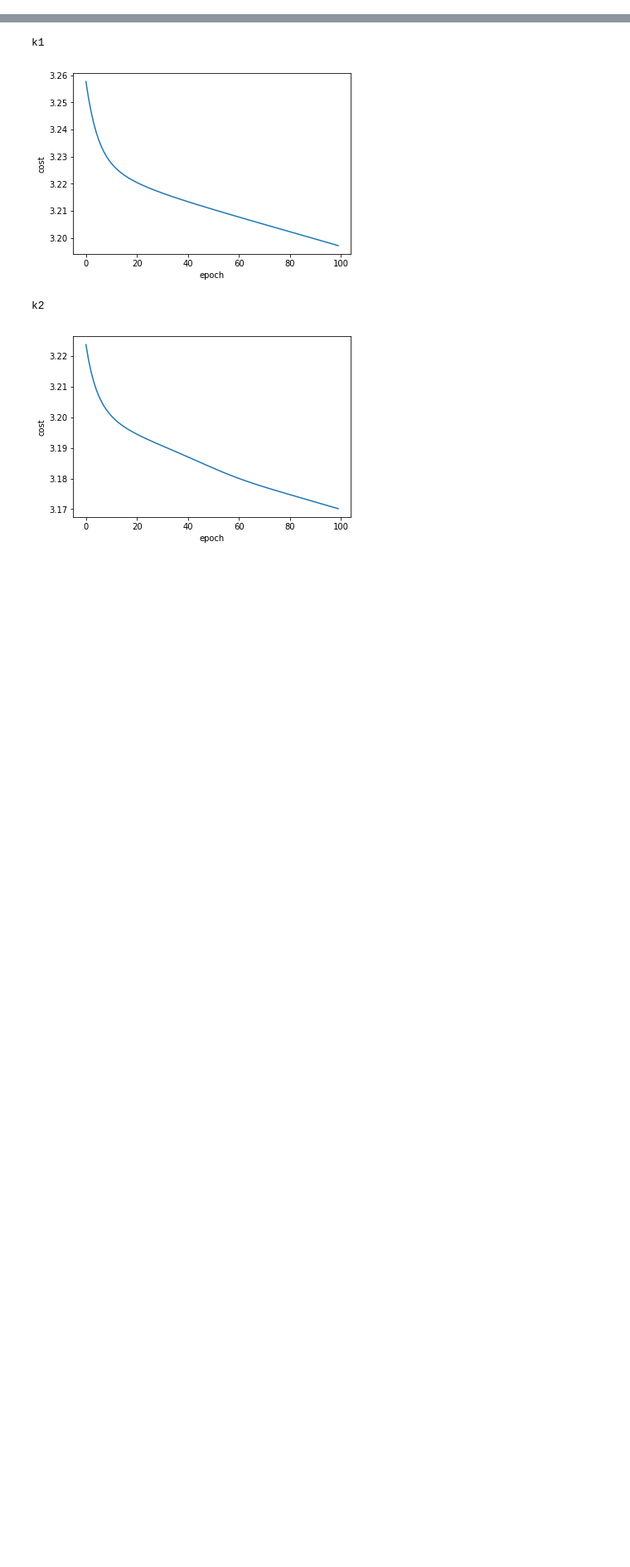
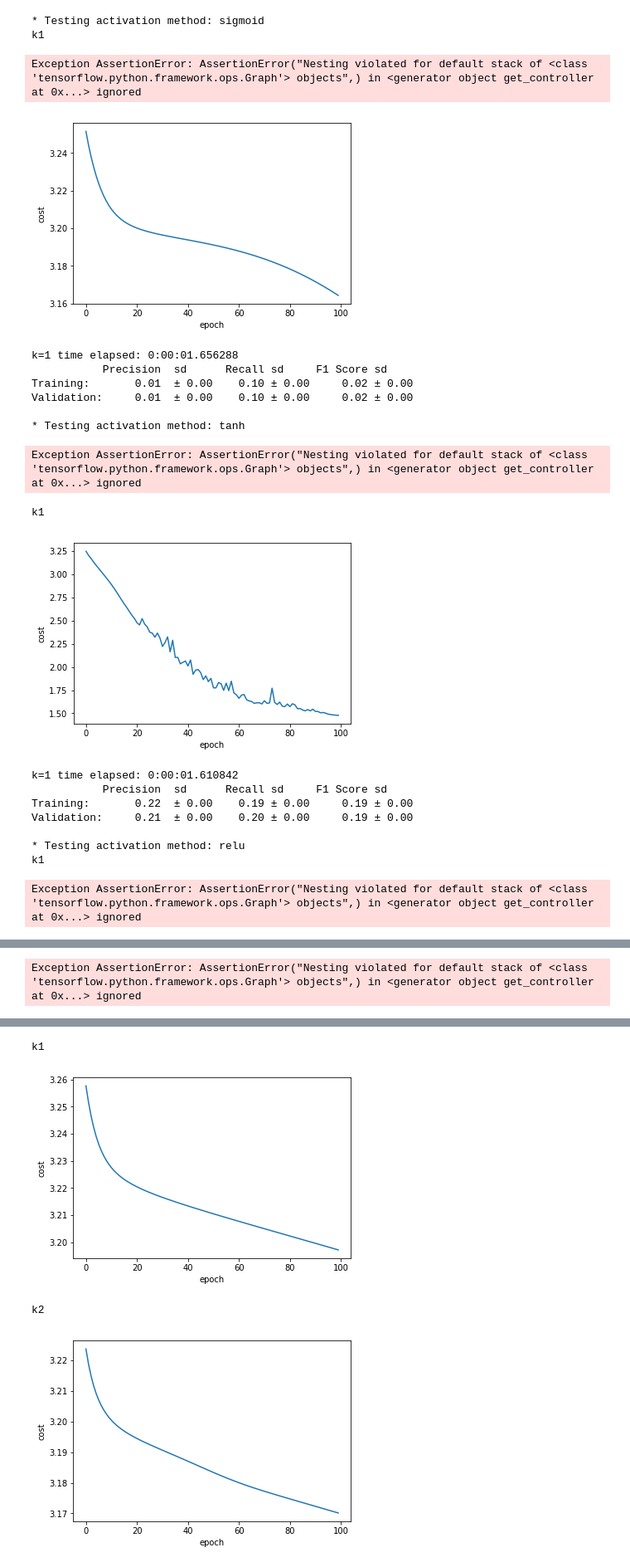
Before and after one commit to rossanez/MO444-2s2017, a Jupyter notebook: Trab02/MO444_2017_Trab02_Grupo05.ipynb, the cells around one changed output, grey strips where cells are left out. Shown at 83% size. Saved outputs shown, nothing was run; the diff lists cells and outputs as text; code cells hidden in the pictures; blank space fills up the shorter version.

Commit message:
More activation methods

```diff
--- a/Trab02/MO444_2017_Trab02_Grupo05.ipynb
+++ b/Trab02/MO444_2017_Trab02_Grupo05.ipynb
@@ -166,11 +163,14 @@ LogisticRegression(C=1.0, class_weight=None, dual=False, fit_intercept=True,
 # %%
 class Neural_Network(object):
 
-    def __init__(self, input_size, output_size, hidden_layers=[3], learning_rate=0.1, epochs=10):
+    def __init__(self, input_size, output_size, hidden_layers=[3], learning_rate=0.1, epochs=10,
+                 activation_method='sigmoid', gradient_check=False):
         self.batch_size=10
 
         self.epochs = epochs
         self.learning_rate = learning_rate
+        self.activation_method = activation_method
+        self.gradient_check = gradient_check
 
         self.input_size = input_size
         self.output_size = output_size
@@ -220,7 +220,17 @@ class Neural_Network(object):
         self.y_pred = tf.nn.softmax(self.activations[self.num_layers-1])
 
     def activation(self, x):
-        return tf.div(tf.constant(1.0), tf.add(tf.constant(1.0), tf.exp(tf.negative(x))))
+        if self.activation_method == 'sigmoid':
+            return tf.div(tf.constant(1.0), tf.add(tf.constant(1.0), tf.exp(tf.negative(x))))
+        if self.activation_method == 'tanh':
+            return tf.tanh(x)
+        if self.activation_method == 'relu':
+            return tf.nn.relu(x)
+        if self.activation_method == 'softplus':
+            return tf.nn.softplus(x)
+        if self.activation_method == 'softsign':
+            return tf.nn.softsign(x)
+        raise Exception('Invalid activation method: ' + repr(self.activation_method))
 
     def setup_cost(self):
         # Cost function (cross entropy)
@@ -288,7 +298,7 @@ class Neural_Network(object):
         self.session.run(tf.assign(var_tensor, original))
         return num_grads, grads
 
-    def fit(self, X, Y, check_gradients=False):
+    def fit(self, X, Y):
         self.set_our_graph_context() # Using this model's own graph.
 
         # Apply One Hot Encoding
@@ -303,7 +313,7 @@ class Neural_Network(object):
                 range_end = (i + 1) * self.batch_size
                 feed_dict = {self.x: X[range_start:range_end], self.y: Y[range_start:range_end]}
 
-                if check_gradients and epoch == self.epochs - 1 and ran_check == False:
+                if self.gradient_check and epoch == self.epochs - 1 and ran_check == False:
                     print('Gradient checking (this will take a while...)')
                     start_time = datetime.now()
                     check_value = self.check_gradients(feed_dict={self.x: [X[range_start]], self.y: [Y[range_start]]})
@@ -331,8 +341,19 @@ class Neural_Network(object):
         # Forward propagation
         prediction = self.session.run(self.y_pred, feed_dict={self.x: X})
         return np.argmax(prediction, 1)
+
+    def save(self, name):
+        self.set_our_graph_context()
+        saver = tf.train.Saver()
+        saver.save(self.session, 'saved/' + name + '.nn.ckpt')
+
+    def restore(self, name):
+        self.set_our_graph_context()
+        saver = tf.train.Saver()
+        saver.restore(self.session, 'saved/' + name + '.nn.ckpt')
 # %%
 # Simple neural network with a single hidden layer and a single neuron in it - to perform gradient checking
-nn_single_hl_model_one_neuron = Neural_Network(input_size=len(data_X[0]), output_size=len(classes), hidden_layers=[1], learning_rate=0.01, epochs=10)
-run_kfold(lambda X, Y, check_gradients: nn_single_hl_model_one_neuron.fit(X, Y, check_gradients), data_Y, data_X, check_gradients=True, report_timeout_seconds=120)
+nn_single_hl_model_one_neuron = Neural_Network(input_size=len(data_X[0]), output_size=len(classes), hidden_layers=[1],
+                                               learning_rate=0.01, gradient_check=True, epochs=10, activation_method='tanh')
+run_kfold(lambda X, Y: nn_single_hl_model_one_neuron.fit(X, Y), data_Y[0:10], data_X[0:10], one_fold_test=True)
 # %% [output]
@@ -356,0 +362,29 @@ Validation:     0.01  ± 0.00    0.10 ± 0.01     0.02 ± 0.00
+# %%
+for activation_method in ['sigmoid', 'tanh', 'relu', 'softplus', 'softsign']:
+    print('\n* Testing activation method:', activation_method)
+    nn_model = Neural_Network(input_size=len(data_X[0]), output_size=len(classes),
+                              hidden_layers=[32], learning_rate=.1, epochs=100,
+                              activation_method=activation_method)
+    run_kfold(lambda X, Y: nn_model.fit(X, Y), data_Y, data_X, one_fold_test=True)
+# %% [output]
+* Testing activation method: sigmoid
+k1
+Exception AssertionError: AssertionError("Nesting violated for default stack of <class 'tensorflow.python.framework.ops.Graph'> objects",) in <generator object get_controller at 0x...> ignored
+[figure, added]
+k=1 time elapsed: 0:00:01.656288
+           Precision  sd      Recall sd     F1 Score sd
+Training:       0.01  ± 0.00    0.10 ± 0.00     0.02 ± 0.00
+Validation:     0.01  ± 0.00    0.10 ± 0.00     0.02 ± 0.00
+
+* Testing activation method: tanh
+Exception AssertionError: AssertionError("Nesting violated for default stack of <class 'tensorflow.python.framework.ops.Graph'> objects",) in <generator object get_controller at 0x...> ignored
+k1
+[figure, added]
+k=1 time elapsed: 0:00:01.610842
+           Precision  sd      Recall sd     F1 Score sd
+Training:       0.22  ± 0.00    0.19 ± 0.00     0.19 ± 0.00
+Validation:     0.21  ± 0.00    0.20 ± 0.00     0.19 ± 0.00
+
+* Testing activation method: relu
+k1
+Exception AssertionError: AssertionError("Nesting violated for default stack of <class 'tensorflow.python.framework.ops.Graph'> objects",) in <generator object get_controller at 0x...> ignored
@@ -356,0 +399 @@ Validation:     0.01  ± 0.00    0.10 ± 0.01     0.02 ± 0.00
+Exception AssertionError: AssertionError("Nesting violated for default stack of <class 'tensorflow.python.framework.ops.Graph'> objects",) in <generator object get_controller at 0x...> ignored
```
Also changed, not shown: parts of 7 cells of this notebook.
